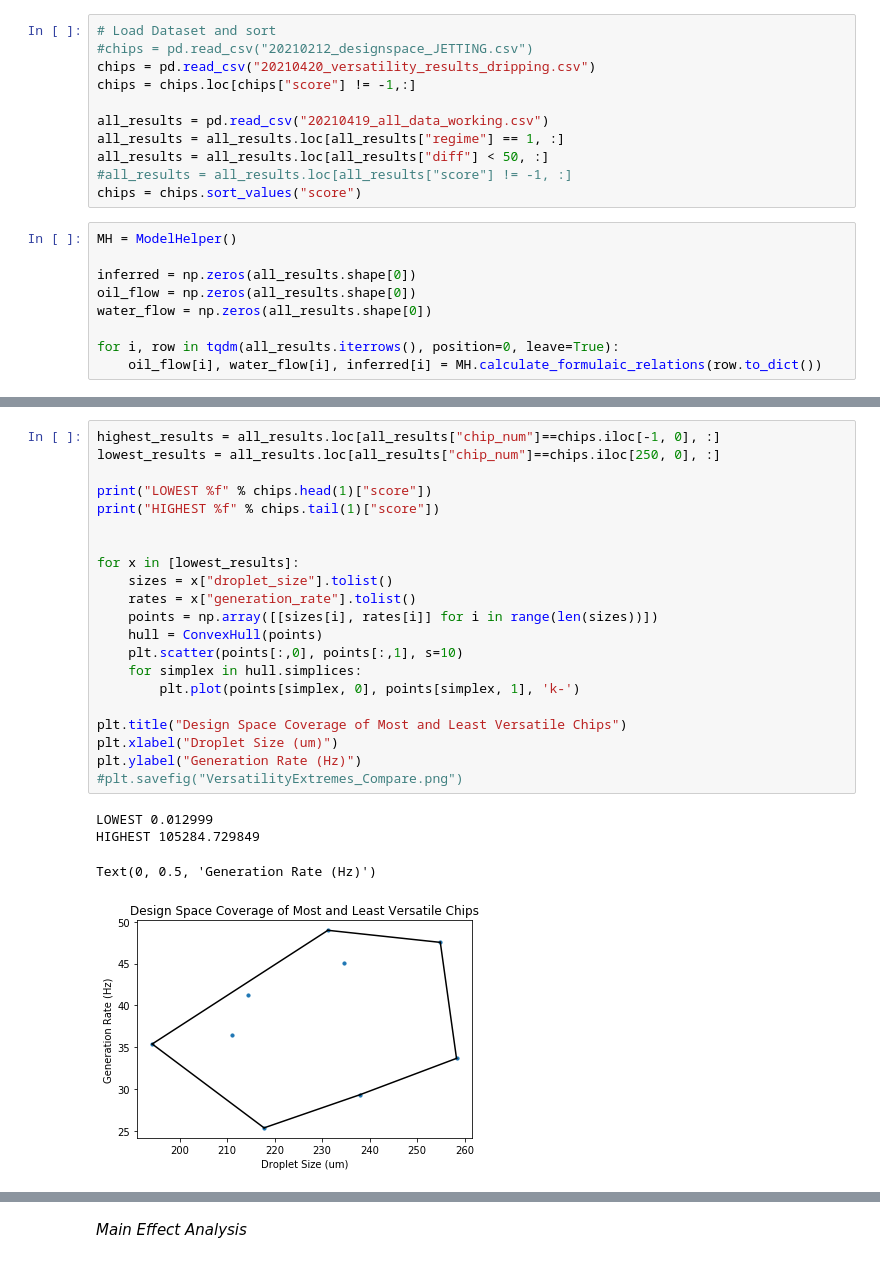
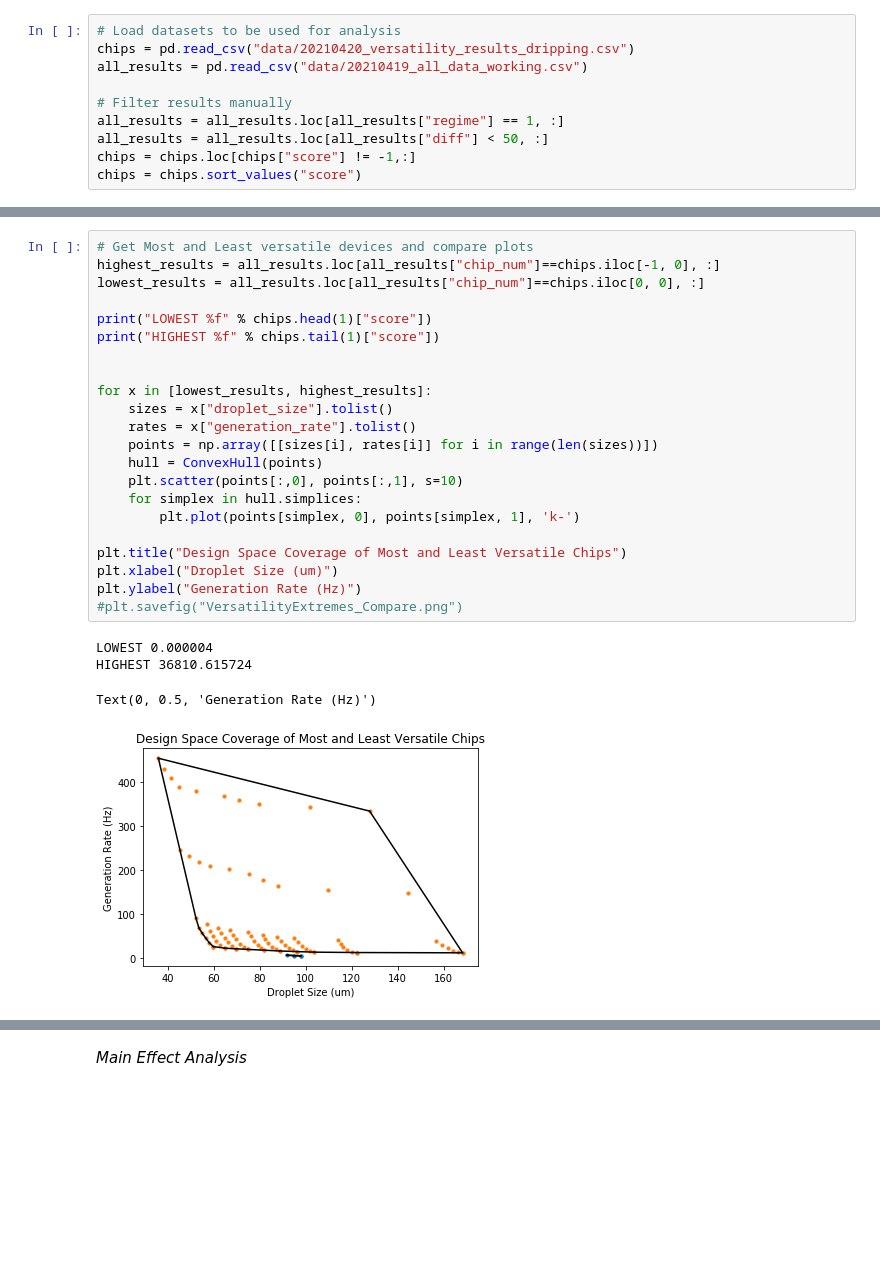
Before and after one commit to CIDARLAB/DAFD, a Jupyter notebook: versatility_analysis.ipynb, the cells around one changed output, grey strips where cells are left out. Saved outputs shown, nothing was run; the diff lists cells and outputs as text; blank space fills up the shorter version.

```diff
--- a/design_space_sweep.ipynb
+++ b/versatility_analysis.ipynb
@@ -27,22 +28,12 @@ Regression model droplet_size1
 Loading Regressor
 R square (R^2) for Train:                 0.953238
 # %%
-# Load Dataset and sort
-#chips = pd.read_csv("20210212_designspace_JETTING.csv")
-chips = pd.read_csv("20210420_versatility_results_dripping.csv")
-chips = chips.loc[chips["score"] != -1,:]
+# Load datasets to be used for analysis
+chips = pd.read_csv("data/20210420_versatility_results_dripping.csv")
+all_results = pd.read_csv("data/20210419_all_data_working.csv")
 
-all_results = pd.read_csv("20210419_all_data_working.csv")
+# Filter results manually
 all_results = all_results.loc[all_results["regime"] == 1, :]
 all_results = all_results.loc[all_results["diff"] < 50, :]
-#all_results = all_results.loc[all_results["score"] != -1, :]
+chips = chips.loc[chips["score"] != -1,:]
 chips = chips.sort_values("score")
-# %%
-MH = ModelHelper()
-
-inferred = np.zeros(all_results.shape[0])
-oil_flow = np.zeros(all_results.shape[0])
-water_flow = np.zeros(all_results.shape[0])
-
-for i, row in tqdm(all_results.iterrows(), position=0, leave=True):
-    oil_flow[i], water_flow[i], inferred[i] = MH.calculate_formulaic_relations(row.to_dict())
@@ -109,26 +40,27 @@ array([<matplotlib.axes._subplots.AxesSubplot object at 0x...>,
 # %%
+# Get Most and Least versatile devices and compare plots
 highest_results = all_results.loc[all_results["chip_num"]==chips.iloc[-1, 0], :]
-lowest_results = all_results.loc[all_results["chip_num"]==chips.iloc[250, 0], :]
+lowest_results = all_results.loc[all_results["chip_num"]==chips.iloc[0, 0], :]
 
 print("LOWEST %f" % chips.head(1)["score"])
 print("HIGHEST %f" % chips.tail(1)["score"])
 
 
-for x in [lowest_results]:
+for x in [lowest_results, highest_results]:
     sizes = x["droplet_size"].tolist()
     rates = x["generation_rate"].tolist()
     points = np.array([[sizes[i], rates[i]] for i in range(len(sizes))])
     hull = ConvexHull(points)
     plt.scatter(points[:,0], points[:,1], s=10)
     for simplex in hull.simplices:
         plt.plot(points[simplex, 0], points[simplex, 1], 'k-')
 
 plt.title("Design Space Coverage of Most and Least Versatile Chips")
 plt.xlabel("Droplet Size (um)")
 plt.ylabel("Generation Rate (Hz)")
 #plt.savefig("VersatilityExtremes_Compare.png")
 # %% [output]
-LOWEST 0.012999
-HIGHEST 105284.729849
+LOWEST 0.000004
+HIGHEST 36810.615724
 Text(0, 0.5, 'Generation Rate (Hz)')
-[figure, old version]
+[figure, new version]
```
Also changed, not shown: parts of 24 cells of this notebook, 11 other files.
